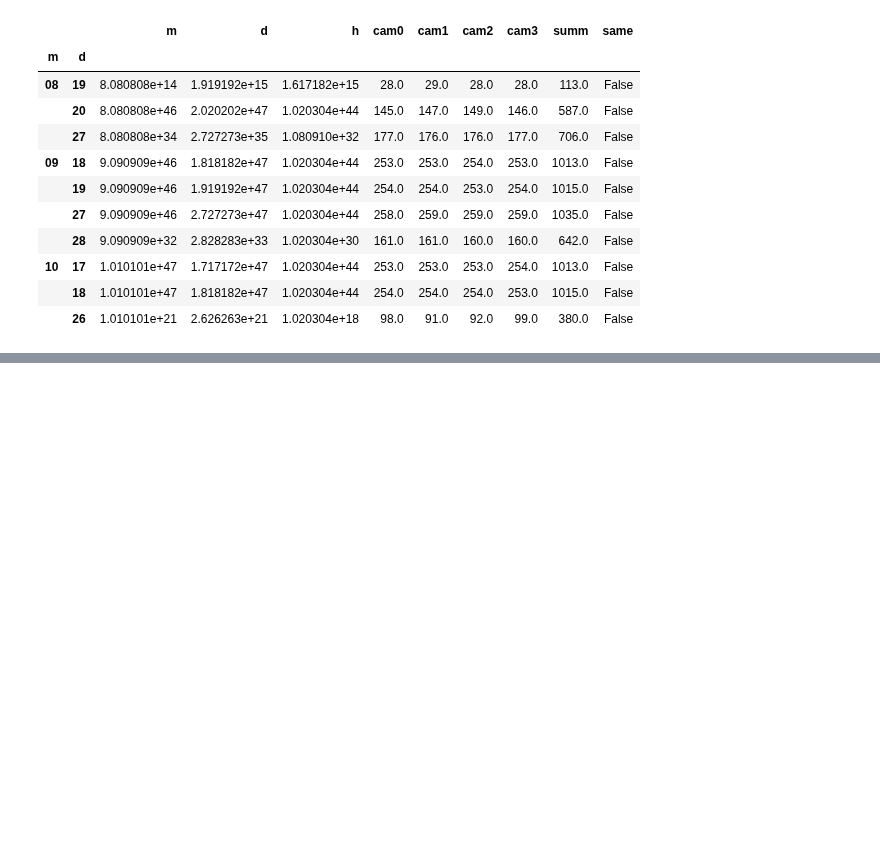
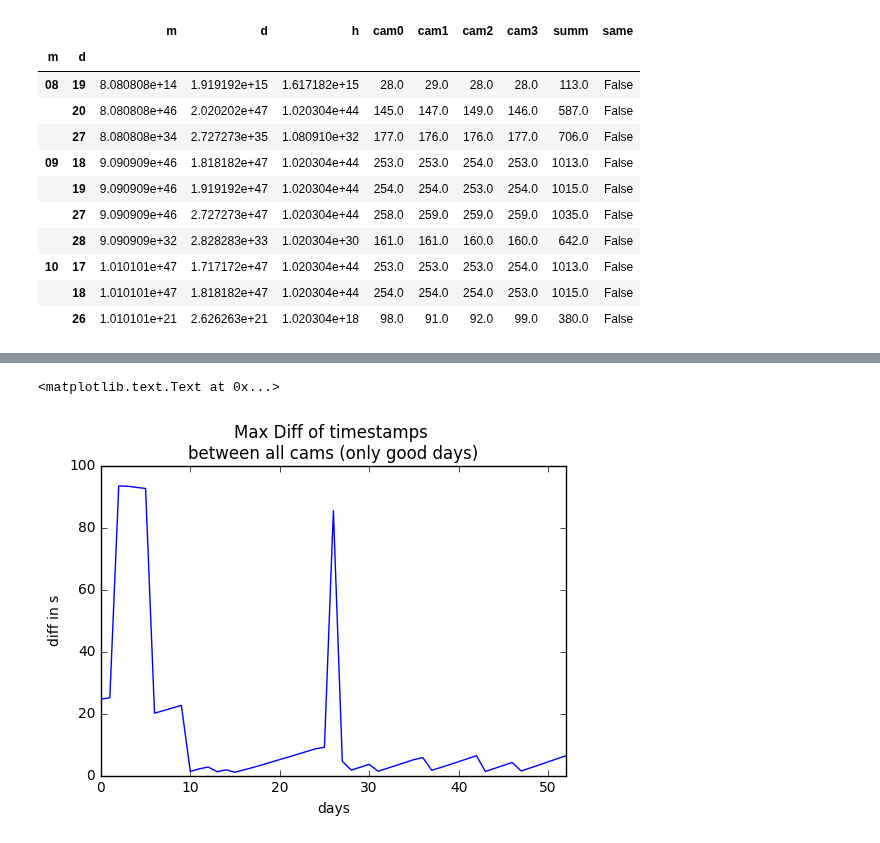
Before and after one commit to aschle/bees-sna, a Jupyter notebook: bib/Zeitversatz.ipynb, the cells around one changed output, grey strips where cells are left out. Drawn from its saved outputs; the diff is of its cells as text; code cells hidden in the pictures; blank space fills up the shorter version.

```diff
--- a/bib/Zeitversatz.ipynb
+++ b/bib/Zeitversatz.ipynb
@@ -589,0 +575,8 @@ dfts_diffs.max(axis=1).max()
+# %%
+axes = df_plotting.maxdiff.plot()
+axes.set_title("Max Diff of timestamps \nbetween all cams (only good days)")
+axes.set_xlabel("days")
+axes.set_ylabel("diff in s")
+# %% [output]
+<matplotlib.text.Text at 0x...>
+[figure, added]
```
Also changed, not shown: parts of 42 cells of this notebook.
